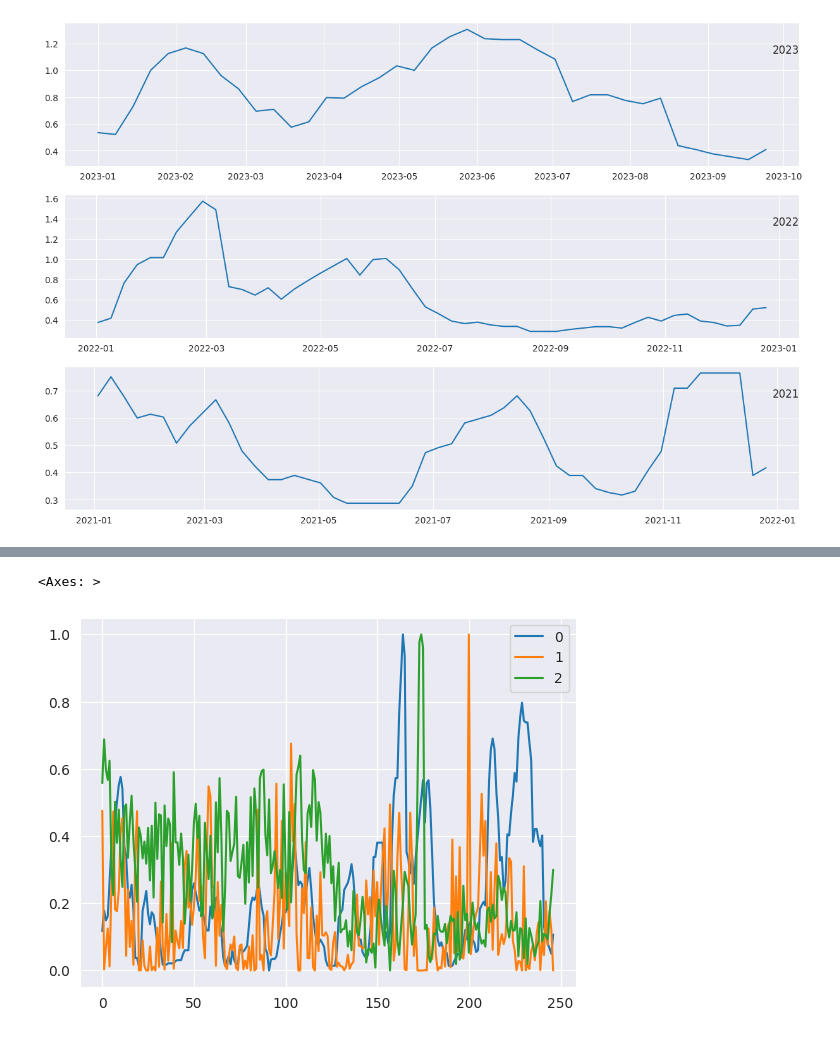
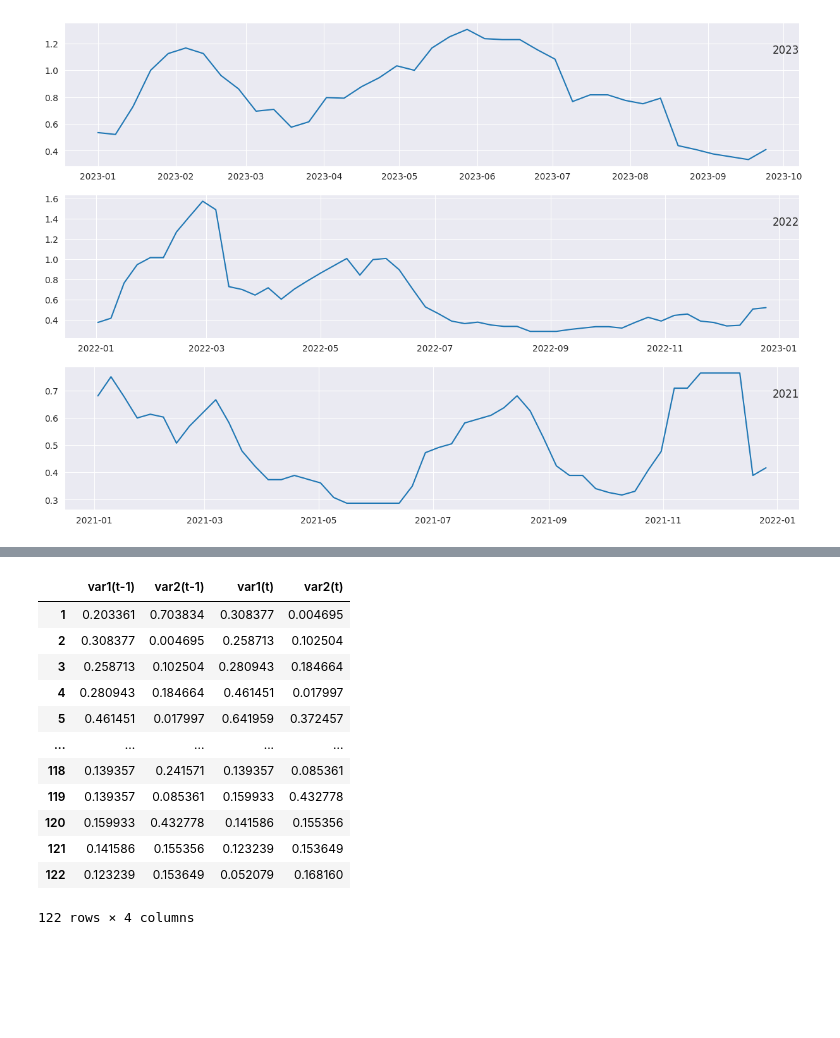
Before and after one commit to Patrick448/time-series-analysis, a Jupyter notebook: Notebooks/agriculture_price_prediction.ipynb, the cells around one changed output, grey strips where cells are left out. Saved outputs shown, nothing was run; the diff lists cells and outputs as text; code cells hidden in the pictures; blank space fills up the shorter version.

Commit message:
faz previsão com precipitação e preço, janela de tempo = 1

```diff
--- a/Notebooks/agriculture_price_prediction.ipynb
+++ b/Notebooks/agriculture_price_prediction.ipynb
@@ -142,3 +141,22 @@ price_weather_numeric_df = price_weather_df[['Preco_unitario', 'PRECIPITAÇÃO T
 [figure]
 # %%
-price_weather_df
+
+price_weather_numeric_df = price_weather_df[['Preco_unitario', 'PRECIPITAÇÃO TOTAL, HORÁRIO (mm)', 'RADIACAO GLOBAL (Kj/m²)']]
+
+price_precipitation = price_weather_numeric_df[['Preco_unitario', 'PRECIPITAÇÃO TOTAL, HORÁRIO (mm)']]
+
+price_precipitation_values = price_precipitation.values
+price_precipitation_values
+
+train_size = 123
+validation_size = 62
+test_size = 62
+
+values_train = price_precipitation_values[0:train_size]
+values_validation = price_precipitation_values[train_size:train_size+validation_size]
+values_test = price_precipitation_values[train_size+validation_size:247]
+
+scaler = MinMaxScaler(feature_range=(0, 1))
+scaled_train = scaler.fit_transform(values_train)
+scaled_validation = scaler.transform(values_validation)
+scaled_test = scaler.transform(values_test)
@@ -181,6 +184,23 @@ def series_to_supervised(data, n_in=1, n_out=1, dropnan=True):
 		agg.dropna(inplace=True)
 	return agg
 # %%
+
+
+reframed_train = series_to_supervised(scaled_train, 1, 1)
+reframed_validation = series_to_supervised(scaled_validation, 1, 1)
+reframed_test = series_to_supervised(scaled_test, 1, 1)
+reframed_train
 # %% [output]
+|  | var1(t-1) | var2(t-1) | var1(t) | var2(t) |
+| 1 | 0.203361 | 0.703834 | 0.308377 | 0.004695 |
+| 2 | 0.308377 | 0.004695 | 0.258713 | 0.102504 |
+| 3 | 0.258713 | 0.102504 | 0.280943 | 0.184664 |
+| 4 | 0.280943 | 0.184664 | 0.461451 | 0.017997 |
+| 5 | 0.461451 | 0.017997 | 0.641959 | 0.372457 |
+| ... | ... | ... | ... | ... |
+| 118 | 0.139357 | 0.241571 | 0.139357 | 0.085361 |
+| 119 | 0.139357 | 0.085361 | 0.159933 | 0.432778 |
+| 120 | 0.159933 | 0.432778 | 0.141586 | 0.155356 |
+| 121 | 0.141586 | 0.155356 | 0.123239 | 0.153649 |
+| 122 | 0.123239 | 0.153649 | 0.052079 | 0.168160 |
-<Axes: >
+122 rows × 4 columns
-[figure, removed]
```
Also changed, not shown: parts of 10 cells of this notebook, 1 other file.
